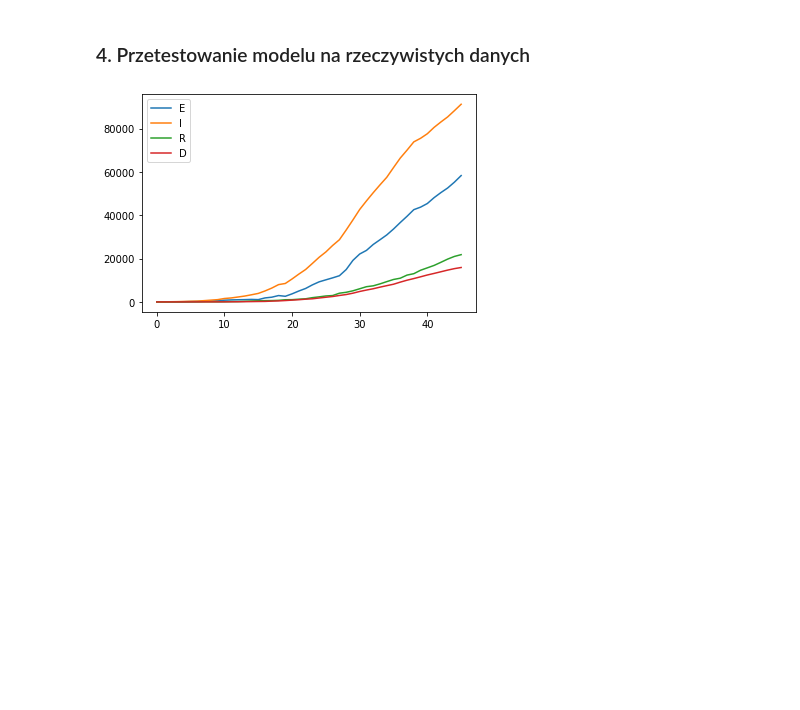
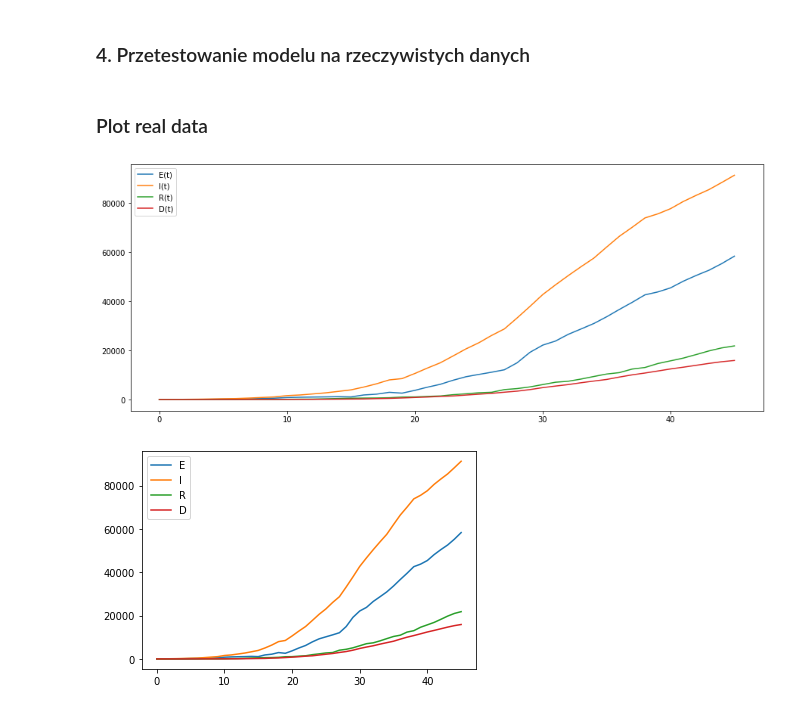
Before and after one commit to damian-horna/sir-covid19, a Jupyter notebook: UM project clear.ipynb, the cells around one changed output. Drawn from its saved outputs; the diff is of its cells as text; code cells hidden in the pictures; blank space fills up the shorter version.

Commit message:
Tested on real data

```diff
--- a/UM project clear.ipynb
+++ b/UM project clear.ipynb
@@ -196,6 +196,12 @@ E = np.array([2,15, 27, 49, 91, 162, 221, 284, 412, 543, 798, 927, 1000, 1065, 1
 S = 60e6 - E
 # %%
 X_test = np.array([S,E,I,R,D])
+# %% [markdown]
+### Plot real data
+# %%
+plot_train_example(X_test)
+# %% [output]
+[figure, added]
 # %%
 X_test = X_test.reshape(1, 5*46)
 # %%
```
